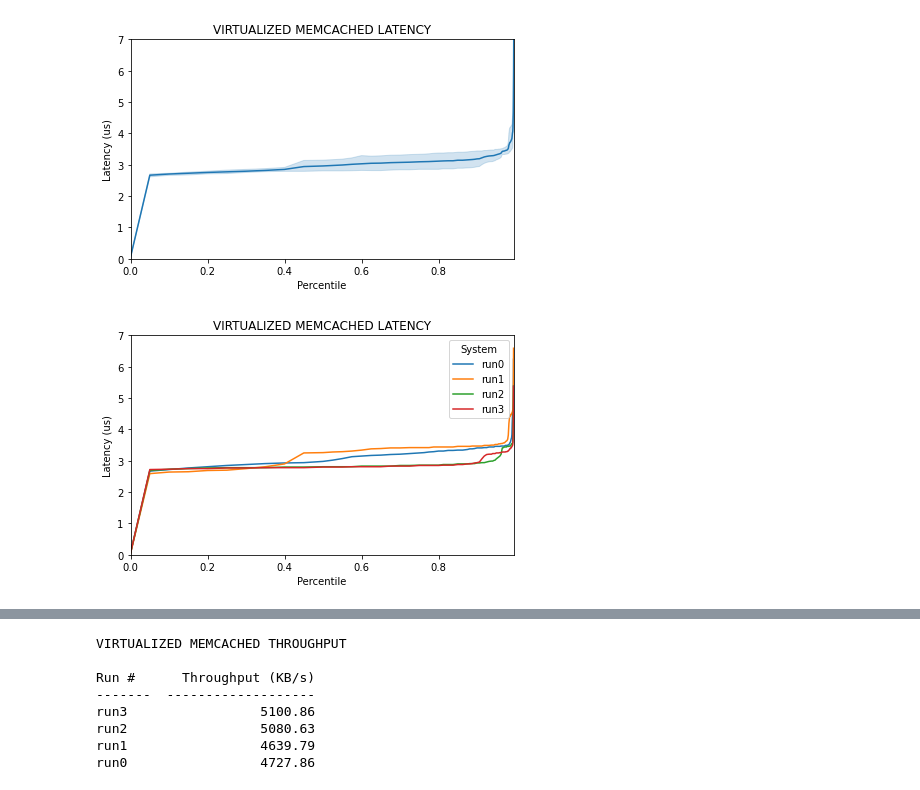
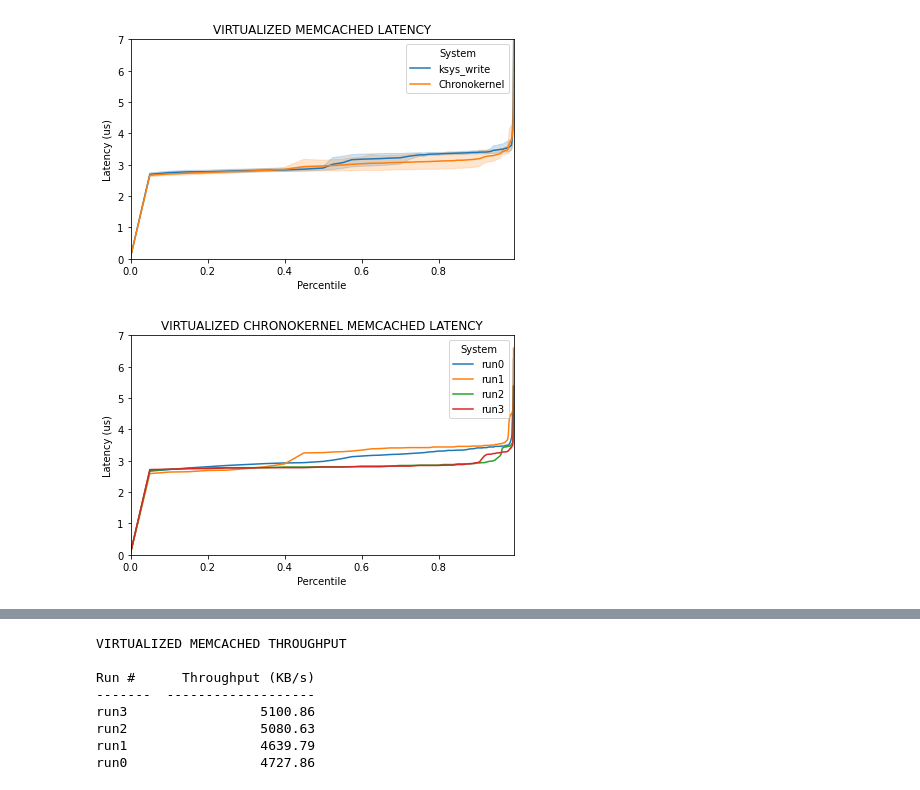
Before and after one commit to ryanbsull/EC601, a Jupyter notebook: latency-graphs.ipynb, the cells around one changed output, grey strips where cells are left out. Cells and saved outputs as stored; diff of their text form; code cells hidden in the pictures.

Commit message:
generated graphs for shortcutted memcached TODO: get numbers from a remote host rather than testing networking between host and target on same hardware

```diff
--- a/latency-graphs.ipynb
+++ b/latency-graphs.ipynb
@@ -10,7 +10,7 @@ import matplotlib.ticker as mtick
 from matplotlib.ticker import MultipleLocator
 from tabulate import tabulate
 import re
-group_name = {"virt_sym":"Chronokernel"}
+group_name = {"virt_sym":"Chronokernel", "virt_ksys": "ksys_write"}
 # %%
 def clean_data(file_name):
     fin = open(file_name, "rt")
@@ -45,28 +45,31 @@ def load_data(test_name, run_number=-1,discard_outliers=True):
     else:
         return graph
 # %%
-virt_sym = {};
+virt_sym = {}
+virt_ksys = {}
 for i in range(0,4):
     virt_sym[i] = load_data("virt_sym", run_number=i)
+    virt_ksys[i] = load_data("virt_ksys", run_number=i)
 
 virt_sym_all = load_data("virt_sym")
+virt_memcached_all = load_data("virt_ksys")
 
-virt_sym_data = pd.concat(virt_sym_all, ignore_index=True)
+virt_memcached_all = virt_memcached_all + virt_sym_all
 
-#memcached_data = pd.concat([], ignore_index=True)
+virt_memcached_data = pd.concat(virt_memcached_all, ignore_index=True)
 
-fig = sns.lineplot(y="Value", x="Percentile", data=virt_sym_data)
+fig = sns.lineplot(y="Value", x="Percentile", data=virt_memcached_data, hue="System")
 
 fig.set(title="VIRTUALIZED MEMCACHED LATENCY")
 
 plt.xlabel('Percentile')
 plt.ylabel('Latency (us)')
 plt.ylim(0,7)
 plt.xlim(0,0.995)
 plt.tight_layout()
 plt.savefig('avg_plt.png')
 # %% [output]
-[figure, old version]
+[figure, new version]
 # %%
 graph_data ={}
 for i in range(0,4):
@@ -77,13 +80,13 @@ graph = pd.concat(graph_data, ignore_index=True)
 
 fig = sns.lineplot(y="Value", x="Percentile", data=graph, hue="System")
 
-fig.set(title="VIRTUALIZED MEMCACHED LATENCY")
+fig.set(title="VIRTUALIZED CHRONOKERNEL MEMCACHED LATENCY")
 
 plt.xlabel('Percentile')
 plt.ylabel('Latency (us)')
 plt.ylim(0,7)
 plt.xlim(0,0.995)
 plt.tight_layout()
-plt.savefig("run_plt.png")
+plt.savefig("chronokernel_run_plt.png")
 # %% [output]
-[figure, old version]
+[figure, new version]
```
Also changed, not shown: parts of 2 cells of this notebook, 17 other files.
